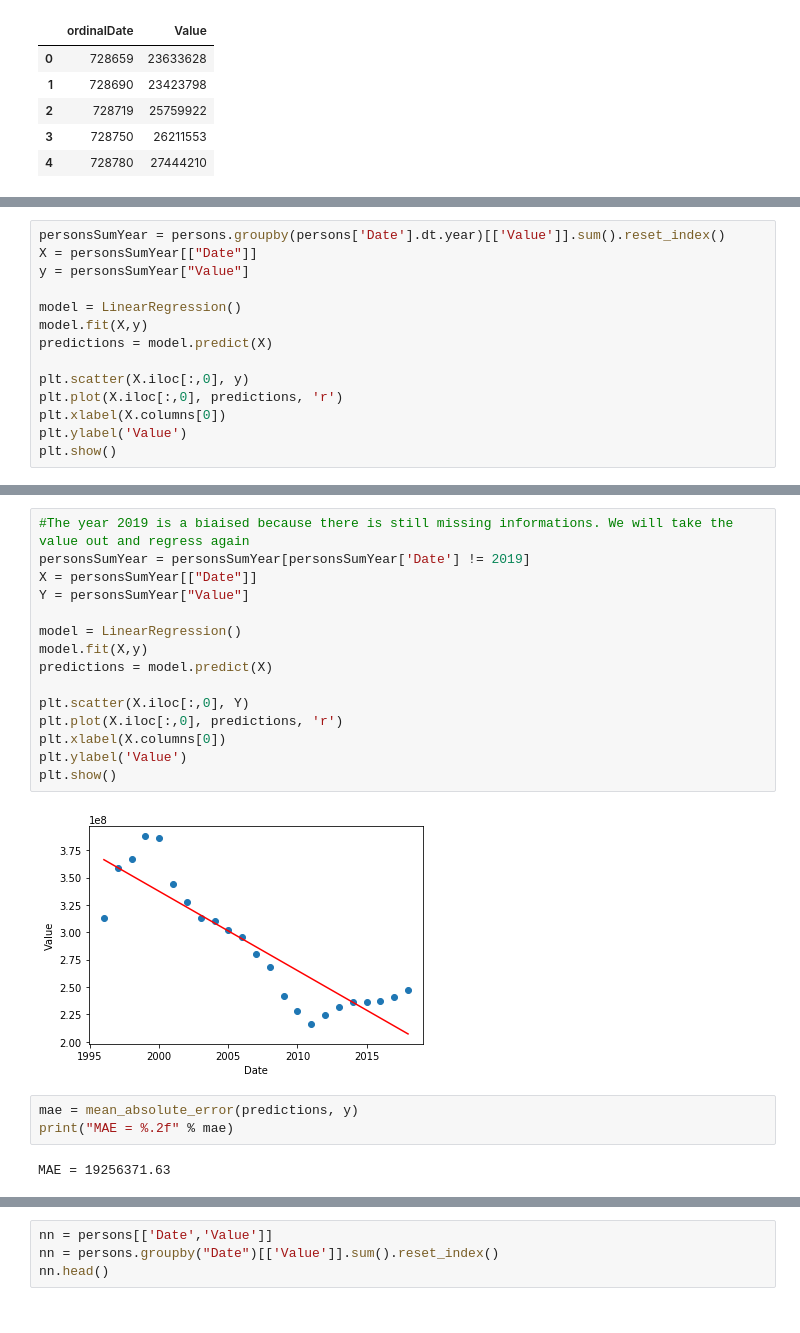
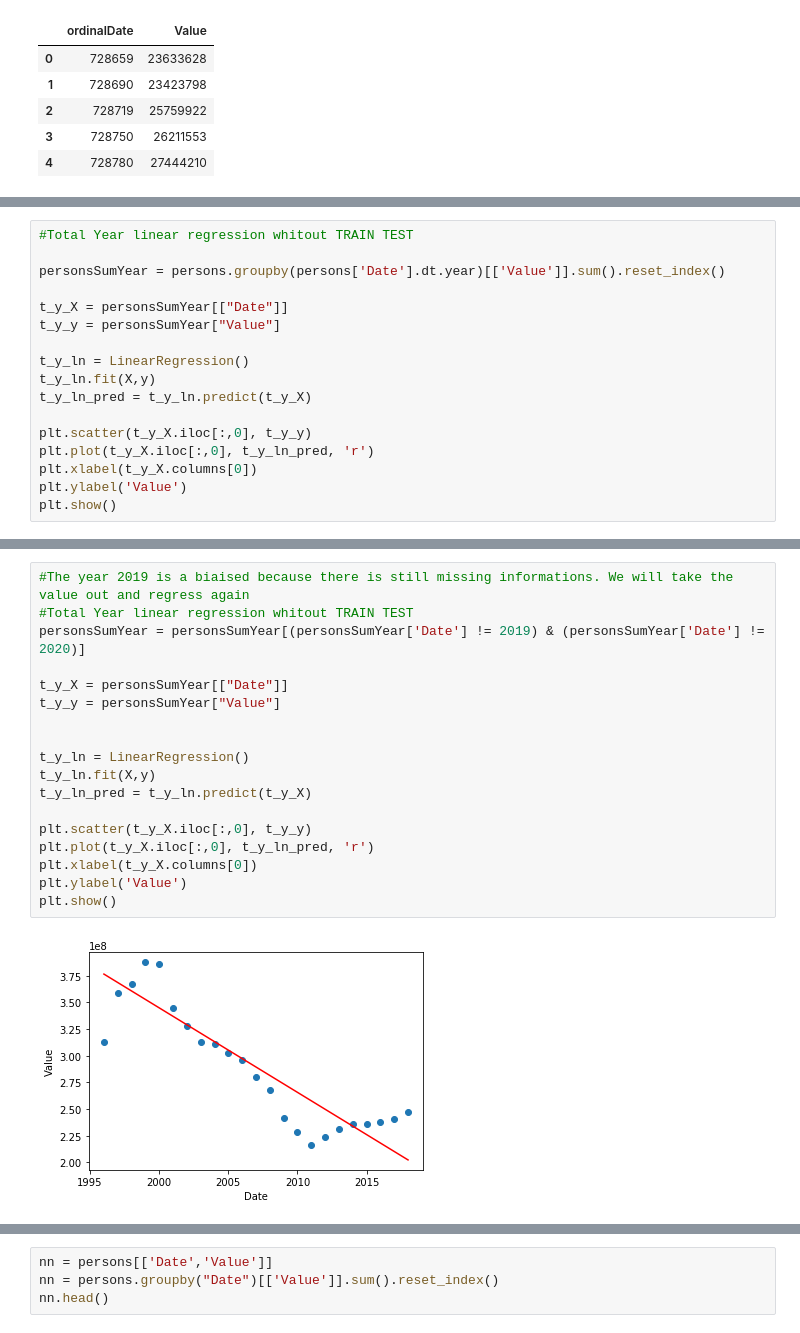
Before and after one commit to rnaua/DMML2019_Team_Swatch, a Jupyter notebook: code/RegressionTests_Arnaud.ipynb, the cells around one changed output, grey strips where cells are left out. Drawn from its saved outputs; the diff is of its cells as text.

Commit message:
improve regressions

```diff
--- a/code/RegressionTests_Arnaud.ipynb
+++ b/code/RegressionTests_Arnaud.ipynb
@@ -153,15 +201,18 @@ plt.show()
 # %%
+#Total Year linear regression whitout TRAIN TEST
+
 personsSumYear = persons.groupby(persons['Date'].dt.year)[['Value']].sum().reset_index()
-X = personsSumYear[["Date"]]
-y = personsSumYear["Value"]
 
-model = LinearRegression()
-model.fit(X,y)
-predictions = model.predict(X)
+t_y_X = personsSumYear[["Date"]]
+t_y_y = personsSumYear["Value"]
 
-plt.scatter(X.iloc[:,0], y)
-plt.plot(X.iloc[:,0], predictions, 'r')
-plt.xlabel(X.columns[0])
+t_y_ln = LinearRegression()
+t_y_ln.fit(X,y)
+t_y_ln_pred = t_y_ln.predict(t_y_X)
+
+plt.scatter(t_y_X.iloc[:,0], t_y_y)
+plt.plot(t_y_X.iloc[:,0], t_y_ln_pred, 'r')
+plt.xlabel(t_y_X.columns[0])
 plt.ylabel('Value')
 plt.show()
 # %% [output]
@@ -169,22 +220,20 @@ plt.show()
 # %%
 #The year 2019 is a biaised because there is still missing informations. We will take the value out and regress again
-personsSumYear = personsSumYear[personsSumYear['Date'] != 2019]
-X = personsSumYear[["Date"]]
-Y = personsSumYear["Value"]
+#Total Year linear regression whitout TRAIN TEST
+personsSumYear = personsSumYear[(personsSumYear['Date'] != 2019) & (personsSumYear['Date'] != 2020)]
 
-model = LinearRegression()
-model.fit(X,y)
-predictions = model.predict(X)
+t_y_X = personsSumYear[["Date"]]
+t_y_y = personsSumYear["Value"]
 
-plt.scatter(X.iloc[:,0], Y)
-plt.plot(X.iloc[:,0], predictions, 'r')
-plt.xlabel(X.columns[0])
+
+t_y_ln = LinearRegression()
+t_y_ln.fit(X,y)
+t_y_ln_pred = t_y_ln.predict(t_y_X)
+
+plt.scatter(t_y_X.iloc[:,0], t_y_y)
+plt.plot(t_y_X.iloc[:,0], t_y_ln_pred, 'r')
+plt.xlabel(t_y_X.columns[0])
 plt.ylabel('Value')
 plt.show()
 # %% [output]
-[figure, old version]
+[figure, new version]
-# %%
-mae = mean_absolute_error(predictions, y)
-print("MAE = %.2f" % mae)
-# %% [output]
-MAE = 19256371.63
```
Also changed, not shown: parts of 17 cells of this notebook.
